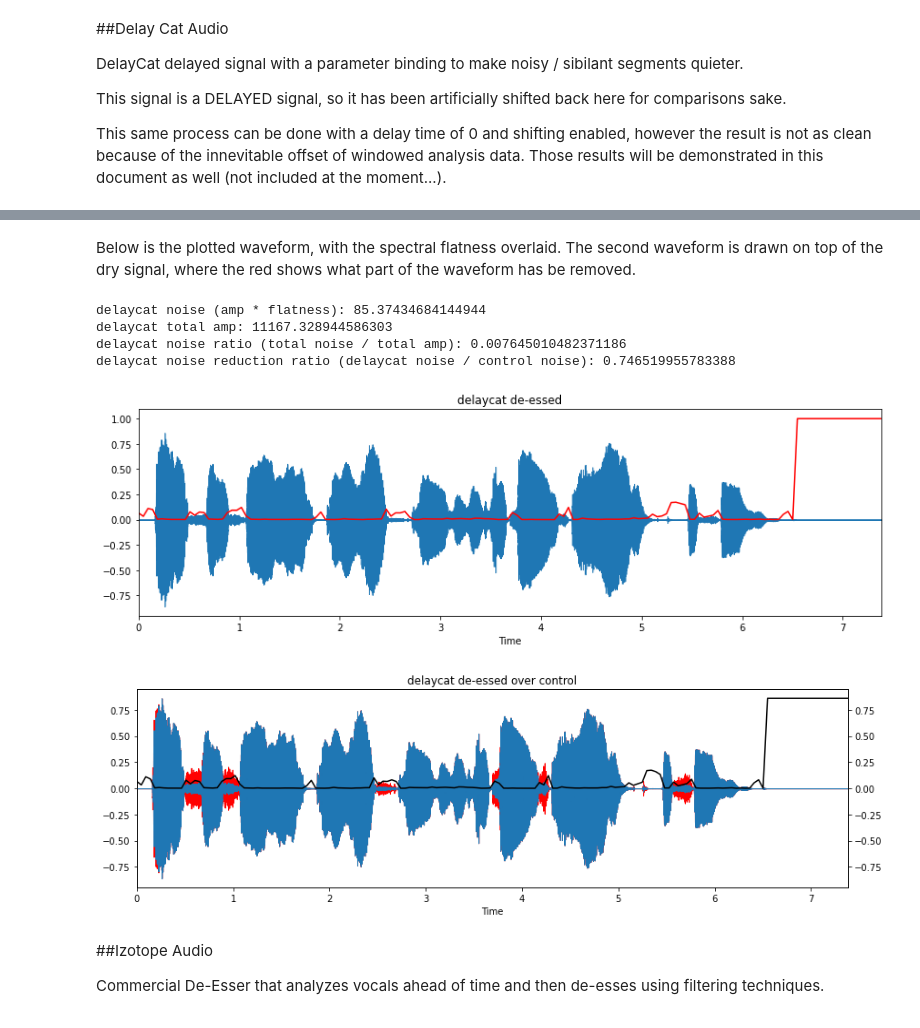
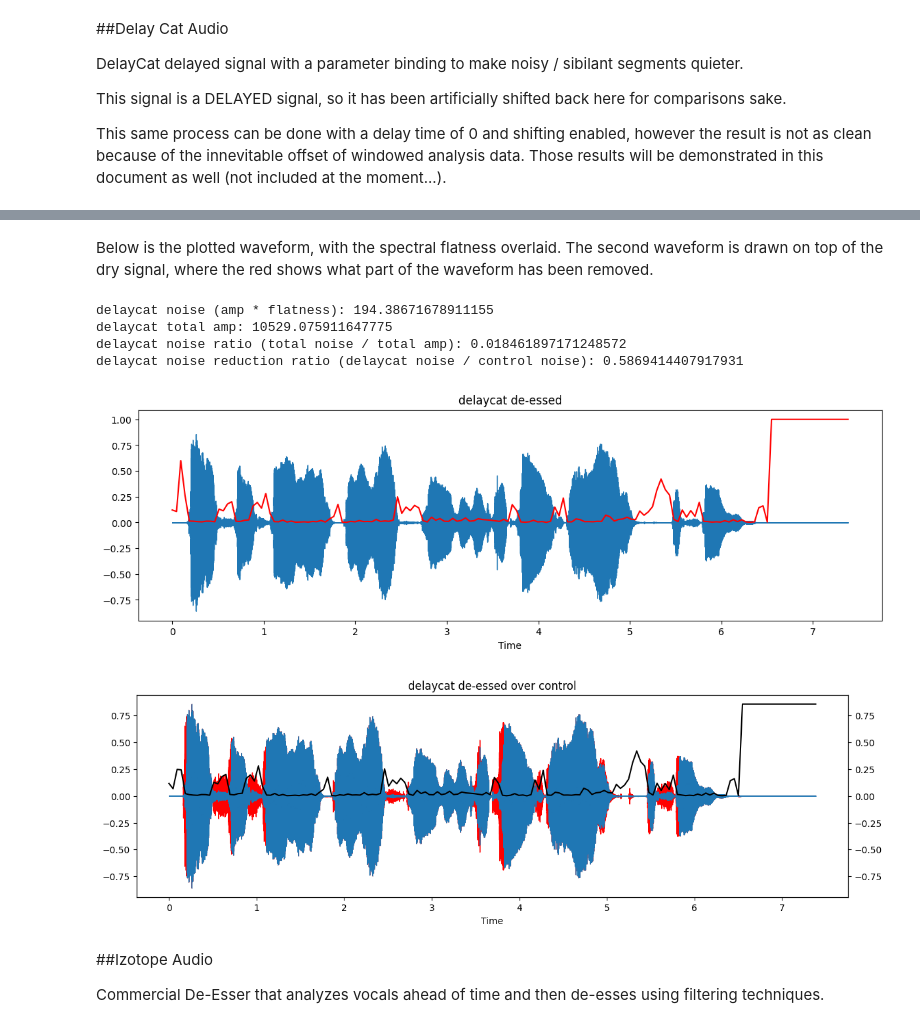
Before and after one commit to NiccoloAbate/DelayCat, a Jupyter notebook: experiments/De-Essing Experiment.ipynb, the cells around one changed output, grey strips where cells are left out. Saved outputs shown, nothing was run; the diff lists cells and outputs as text; code cells hidden in the pictures.

```diff
--- a/experiments/De-Essing Experiment.ipynb
+++ b/experiments/De-Essing Experiment.ipynb
@@ -27,15 +27,13 @@ import urllib.request
 # %%
 control_fn = urllib.request.urlretrieve('https://drive.google.com/uc?export=download&id=1LIQAbsEDl1PCpyvPZ4c1fSzVyiBYKsZ1')[0]
 control, control_sr = librosa.load(control_fn)
-delaycat_fn = urllib.request.urlretrieve('https://drive.google.com/uc?export=download&id=15SqL9wX6zRni_FSL9A8oPBxNzPzqnFvz')[0]
+delaycat_fn = urllib.request.urlretrieve('https://drive.google.com/uc?export=download&id=1-Yxgp10WE1p_i2t-3HepdHuasvGLqMSM')[0]
 delaycat, delaycat_sr = librosa.load(delaycat_fn)
-izotope_fn = urllib.request.urlretrieve('https://drive.google.com/uc?export=download&id=1-Yxgp10WE1p_i2t-3HepdHuasvGLqMSM')[0]
+izotope_fn = urllib.request.urlretrieve('https://drive.google.com/uc?export=download&id=15SqL9wX6zRni_FSL9A8oPBxNzPzqnFvz')[0]
 izotope, izotope_sr = librosa.load(izotope_fn)
-#delaycat_unshifted_fn = urllib.request.urlretrieve()[0]
-#delaycat_unshifted, delaycat_unshifted_sr = librosa.load(delaycat_unshifted_fn)
 
-#assert(len(control) == len(delaycat) == len(izotope) == len(delaycat_unshifted))
-#assert(control_sr == delaycat_sr == izotope_sr == delaycat_unshifted_sr)
+#assert(len(control) == len(delaycat) == len(izotope))
+#assert(control_sr == delaycat_sr == izotope_sr)
 sr = control_sr
 # %% [markdown]
 ##Control Audio
@@ -48,10 +46,10 @@ display(ipd.Audio(control, rate=sr))
 # %%
 plt.figure(figsize=(14, 4))
 plt.title('control')
-librosa.display.waveplot(control, sr=sr)
+librosa.display.waveshow(control, sr=sr)
 
-control_flatness = numpy.array([librosa.feature.spectral_flatness(control[i: i + 1024], n_fft=1024)[0, 0] for i in range(0, len(control), 1024)])
-t = librosa.frames_to_time(range(len(control_flatness))) * 2 # something about my frame size causes this *2 to be needed
+control_flatness = numpy.array([librosa.feature.spectral_flatness(y=control[i: i + 1024], n_fft=1024)[0, 0] for i in range(0, len(control), 1024)])
+t = librosa.frames_to_time(range(len(control_flatness))) * 2
 plt.plot(t, control_flatness, color='r')
 
 control_blocks = [control[i : i + 1024] for i in range(0, len(control), 1024)]
@@ -84,53 +82,53 @@ display(ipd.Audio(delaycat, rate=sr))
 # %% [output]
 [interactive output not drawn]
 # %% [markdown]
-Below is the plotted waveform, with the spectral flatness overlaid. The second waveform is drawn on top of the dry signal, where the red shows what part of the waveform has be removed.
+Below is the plotted waveform, with the spectral flatness overlaid. The second waveform is drawn on top of the dry signal, where the red shows what part of the waveform has been removed.
 # %%
 plt.figure(figsize=(14, 4))
 plt.title('delaycat de-essed')
-librosa.display.waveplot(delaycat, sr=sr)
+librosa.display.waveshow(delaycat, sr=sr)
 
-delaycat_flatness = numpy.array([librosa.feature.spectral_flatness(delaycat[i: i + 1024], n_fft=1024)[0, 0] for i in range(0, len(delaycat), 1024)])
-t = librosa.frames_to_time(range(len(delaycat_flatness))) * 2 # something about my frame size causes this * 2 to be needed
+delaycat_flatness = numpy.array([librosa.feature.spectral_flatness(y=delaycat[i: i + 1024], n_fft=1024)[0, 0] for i in range(0, len(delaycat), 1024)])
+t = librosa.frames_to_time(range(len(delaycat_flatness))) * 2
 plt.plot(t, delaycat_flatness, color='r')
 
 delaycat_blocks = [delaycat[i : i + 1024] for i in range(0, len(delaycat), 1024)]
 delaycat_total_noise = 0
 for i in range(len(delaycat_blocks)):
   for s in delaycat_blocks[i]:
     delaycat_total_noise += abs(s) * delaycat_flatness[i]
 print('delaycat noise (amp * flatness):', delaycat_total_noise)
 delaycat_total_amp = sum(abs(delaycat))
 print('delaycat total amp:', delaycat_total_amp)
 delaycat_noise_ratio = delaycat_total_noise / delaycat_total_amp
 print('delaycat noise ratio (total noise / total amp):', delaycat_noise_ratio)
 delaycat_noise_reduction_ratio = delaycat_total_noise / control_total_noise
 print('delaycat noise reduction ratio (delaycat noise / control noise):', delaycat_noise_reduction_ratio)
 # don't think these non-noise algorithms really are completely accurate
 #delaycat_nonnoise_remaining = delaycat_total_amp - delaycat_total_noise
 #print('delaycat non-noise remaining:', delaycat_nonnoise_remaining)
 #delaycat_nonnoise_removed = control_total_nonnoise - delaycat_nonnoise_remaining
 #print('delaycat non-noise removed:', delaycat_nonnoise_removed)
 #delaycat_nonnoise_lost_ratio = delaycat_nonnoise_removed / control_total_nonnoise
 #print('delaycat non-noise lost ratio:', delaycat_nonnoise_lost_ratio)
 
 fig = plt.figure(figsize=(14, 4)) #This setups the figure
 ax1 = fig.subplots() #Creates the Axes object to display one of the plots
 ax2 = ax1.twinx() #Creates a second Axes object that shares the x-axis
 
 plt.title('delaycat de-essed over control')
-librosa.display.waveplot(control, sr=sr, ax=ax1, color='r')
-librosa.display.waveplot(delaycat, sr=sr, ax=ax2)
+librosa.display.waveshow(control, sr=sr, ax=ax1, color='r')
+librosa.display.waveshow(delaycat, sr=sr, ax=ax2)
 max_sample = numpy.max(control) # we just limit the spectral flatness on the plot so everything remains lined up properly
 plt.plot(t, [min(max_sample, x) for x in control_flatness], color='black')
 plt.show()
 # %% [output]
-delaycat noise (amp * flatness): 85.37434684144944
-delaycat total amp: 11167.328944586303
-delaycat noise ratio (total noise / total amp): 0.007645010482371186
-delaycat noise reduction ratio (delaycat noise / control noise): 0.746519955783388
+delaycat noise (amp * flatness): 194.38671678911155
+delaycat total amp: 10529.075911647775
+delaycat noise ratio (total noise / total amp): 0.018461897171248572
+delaycat noise reduction ratio (delaycat noise / control noise): 0.5869414407917931
-[figure, old version]
+[figure, new version]
-[figure, old version]
+[figure, new version]
 # %% [markdown]
 ##Izotope Audio
 
```
Also changed, not shown: parts of 14 cells of this notebook.
